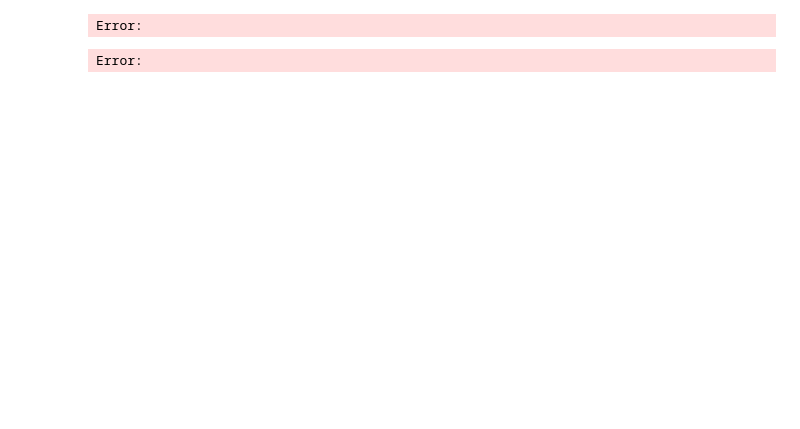
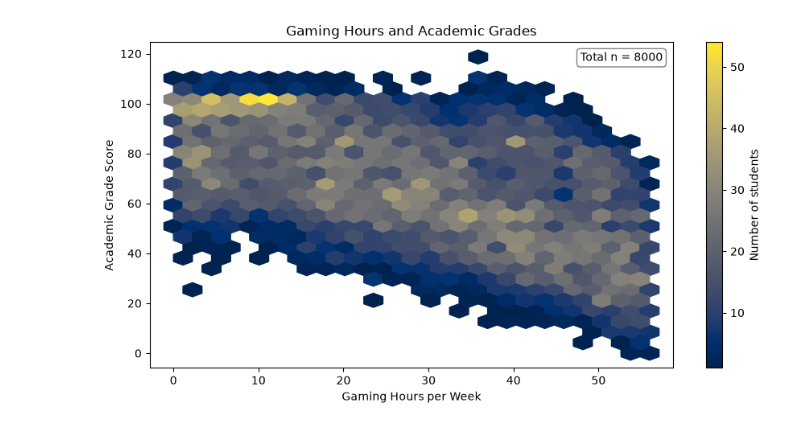
Before and after one commit to VetleBersaas/Gaming-Grades-Gig, a Jupyter notebook: gaming_grades.ipynb, the cells around one changed output. Drawn from its saved outputs; the diff is of its cells as text; code cells hidden in the pictures; blank space fills up the shorter version.

Commit message:
Added mardown explaining what we did and what we will do with the new plots. Also added total n to hexbin.

```diff
--- a/gaming_grades.ipynb
+++ b/gaming_grades.ipynb
@@ -75,23 +64,32 @@ Error:
 # %%
-
 plt.figure(figsize=(9, 5))
 
-plt.hexbin(
+hb = plt.hexbin(
     data["gaming_hours_week"],
     data["grades"],
     gridsize=25,
     cmap="cividis",
     mincnt=1
 )
 
-plt.colorbar(label="Number of students")
+cb = plt.colorbar(hb)
+cb.set_label("Number of students")
 
 plt.title("Gaming Hours and Academic Grades")
 plt.xlabel("Gaming Hours per Week")
 plt.ylabel("Academic Grade Score")
 
+# Add total sample size to the graph
+plt.text(
+    0.98, 0.97,
+    f"Total n = {len(data)}",
+    transform=plt.gca().transAxes,
+    ha="right",
+    va="top",
+    bbox=dict(facecolor="white", edgecolor="gray", boxstyle="round,pad=0.3")
+)
+
 plt.tight_layout()
 plt.show()
 # %% [output]
-Error:
-Error:
+[figure, added]
```
Also changed, not shown: parts of 7 cells of this notebook.
